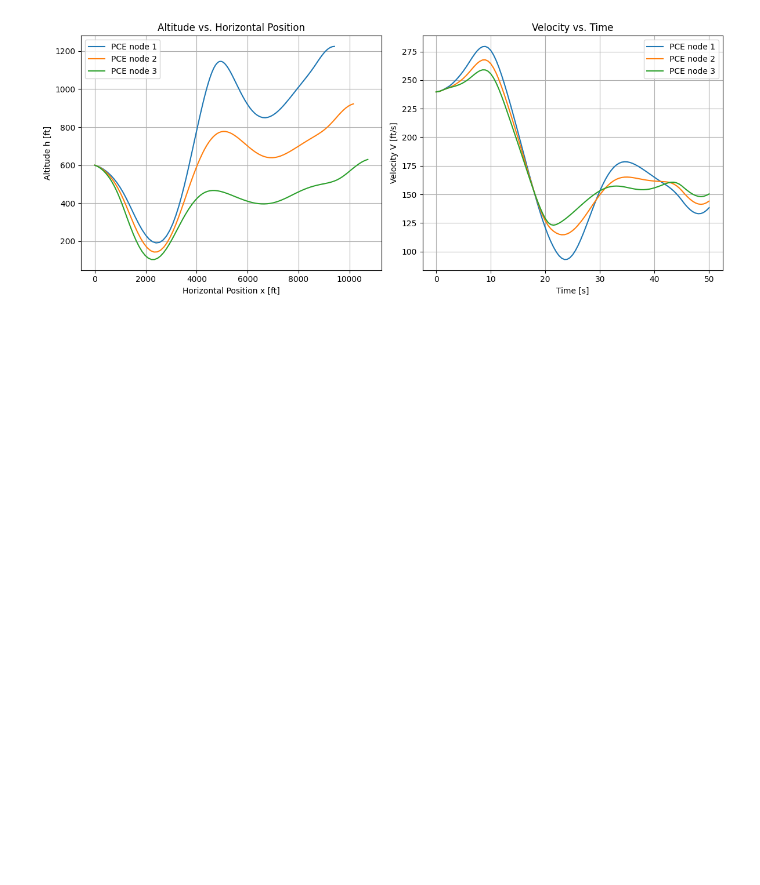
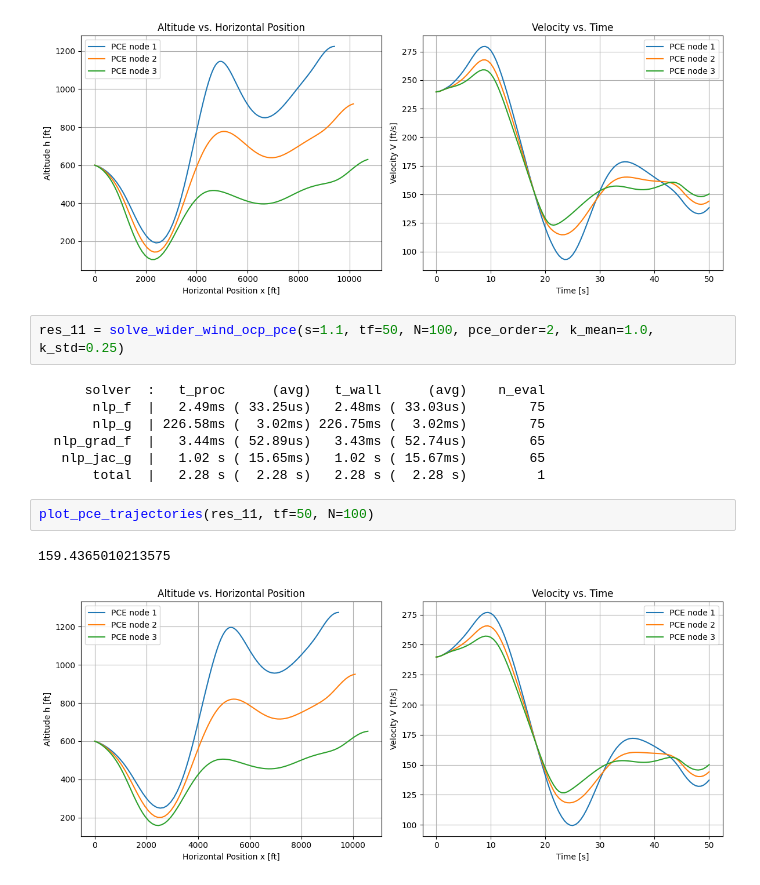
Before and after one commit to dmw1998/Case_Study_Log, a Jupyter notebook: wider_weaker_wind.ipynb, the cells around one changed output. Saved outputs shown, nothing was run; the diff lists cells and outputs as text; blank space fills up the shorter version.

```diff
--- a/wider_weaker_wind.ipynb
+++ b/wider_weaker_wind.ipynb
@@ -378,3 +384,17 @@ plot_pce_trajectories(res, tf=50, N=100)
 # %% [output]
 104.04370754133535
 [figure]
+# %%
+res_11 = solve_wider_wind_ocp_pce(s=1.1, tf=50, N=100, pce_order=2, k_mean=1.0, k_std=0.25)
+# %% [output]
+      solver  :   t_proc      (avg)   t_wall      (avg)    n_eval
+       nlp_f  |   2.49ms ( 33.25us)   2.48ms ( 33.03us)        75
+       nlp_g  | 226.58ms (  3.02ms) 226.75ms (  3.02ms)        75
+  nlp_grad_f  |   3.44ms ( 52.89us)   3.43ms ( 52.74us)        65
+   nlp_jac_g  |   1.02 s ( 15.65ms)   1.02 s ( 15.67ms)        65
+       total  |   2.28 s (  2.28 s)   2.28 s (  2.28 s)         1
+# %%
+plot_pce_trajectories(res_11, tf=50, N=100)
+# %% [output]
+159.4365010213575
+[figure, added]
```
Also changed, not shown: parts of 9 cells of this notebook.
